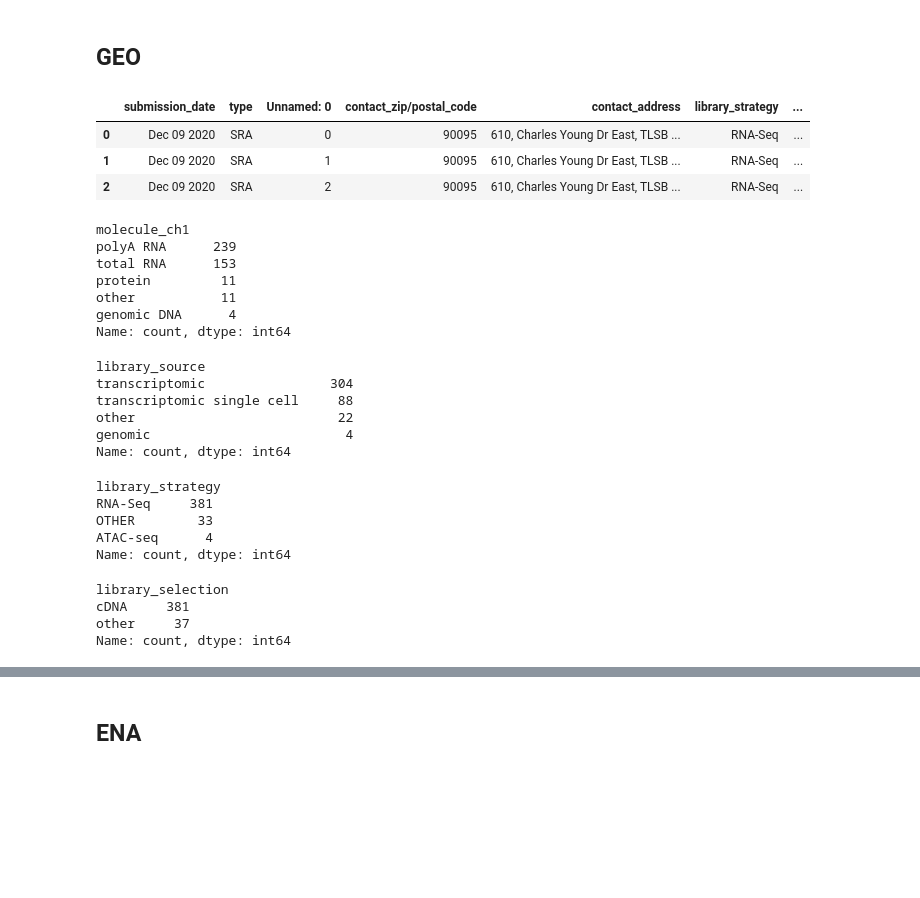
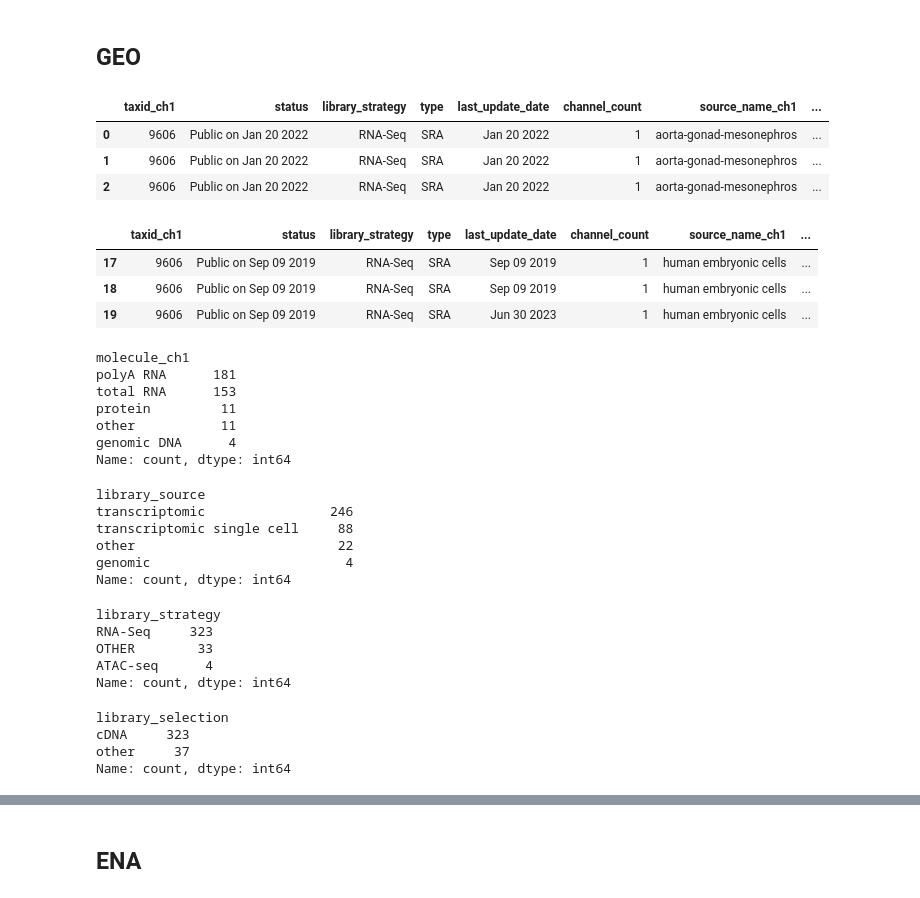
Before and after one commit to cellgeni/hdca_v2_reprocessing, a Jupyter notebook: 01_collect_sample_metadata.ipynb, the cells around one changed output, grey strips where cells are left out. Saved outputs shown, nothing was run; the diff lists cells and outputs as text; code cells hidden in the pictures; blank space fills up the shorter version.

```diff
--- a/01_collect_sample_metadata.ipynb
+++ b/01_collect_sample_metadata.ipynb
@@ -337,31 +337,49 @@ pd.crosstab(ega.LIBRARY_TYPE,ega.dataset_acc)
 # %%
 f = datasets.accession.str.startswith('GSE')
 dss = []
 for a in datasets.accession[f]:
-    d = pd.read_csv("datasets_metadata/"+a+".csv")
+    d = pd.read_csv("datasets_metadata/"+a+".csv",index_col=0)
     d['dataset_acc'] = a
     # hooks for non-usual datasets
     if a == 'GSE162950':
         d = d[~d['title'].str.startswith('Spatial_transcriptomics')]
         d = d[~d['title'].str.startswith('EB-')] # looks like cell line
+    if a == 'GSE245310':
+        # here different lanes were submitted as individual samples
+        # I'll merge them and rename
+        d['title'] = d.title.str.extract('(GW\d+(?:_sample\d+)?)')[0].str.replace('_sample','-')
+        d['geo_accession'] = a + '_' + d['title']
+        d[['sample_id','geo_accession']].to_csv('datasets_metadata/'+a+"lane_to_sample.csv")
+        del d['relation']
+        del d['sample_id']
+        d = d.drop_duplicates()
+    if a == 'GSE135202':
+        d = d[d.title.str.endswith('_10x')] # remove STRT-Seq
 
     dss.append(d)
 
 
 common_cols = list(set.intersection(*(set(df.columns) for df in dss)))
 
 geo = pd.concat([df[common_cols] for df in dss], ignore_index=True)
 geo[:3]
 # %% [output]
-|  | submission_date | type | Unnamed: 0 | contact_zip/postal_code | contact_address | library_strategy | ... |
-| 0 | Dec 09 2020 | SRA | 0 | 90095 | 610, Charles Young Dr East, TLSB ... | RNA-Seq | ... |
-| 1 | Dec 09 2020 | SRA | 1 | 90095 | 610, Charles Young Dr East, TLSB ... | RNA-Seq | ... |
-| 2 | Dec 09 2020 | SRA | 2 | 90095 | 610, Charles Young Dr East, TLSB ... | RNA-Seq | ... |
+|  | taxid_ch1 | status | library_strategy | type | last_update_date | channel_count | source_name_ch1 | ... |
+| 0 | 9606 | Public on Jan 20 2022 | RNA-Seq | SRA | Jan 20 2022 | 1 | aorta-gonad-mesonephros | ... |
+| 1 | 9606 | Public on Jan 20 2022 | RNA-Seq | SRA | Jan 20 2022 | 1 | aorta-gonad-mesonephros | ... |
+| 2 | 9606 | Public on Jan 20 2022 | RNA-Seq | SRA | Jan 20 2022 | 1 | aorta-gonad-mesonephros | ... |
+# %%
+geo[geo.dataset_acc=='GSE135202']
+# %% [output]
+|  | taxid_ch1 | status | library_strategy | type | last_update_date | channel_count | source_name_ch1 | ... |
+| 17 | 9606 | Public on Sep 09 2019 | RNA-Seq | SRA | Sep 09 2019 | 1 | human embryonic cells | ... |
+| 18 | 9606 | Public on Sep 09 2019 | RNA-Seq | SRA | Sep 09 2019 | 1 | human embryonic cells | ... |
+| 19 | 9606 | Public on Sep 09 2019 | RNA-Seq | SRA | Jun 30 2023 | 1 | human embryonic cells | ... |
 # %%
 geo['molecule_ch1'].value_counts()
 # %% [output]
 molecule_ch1
-polyA RNA      239
+polyA RNA      181
 total RNA      153
 protein         11
 other           11
@@ -371,7 +389,7 @@ Name: count, dtype: int64
 geo['library_source'].value_counts()
 # %% [output]
 library_source
-transcriptomic                304
+transcriptomic                246
 transcriptomic single cell     88
 other                          22
 genomic                         4
@@ -380,7 +398,7 @@ Name: count, dtype: int64
 geo['library_strategy'].value_counts()
 # %% [output]
 library_strategy
-RNA-Seq     381
+RNA-Seq     323
 OTHER        33
 ATAC-seq      4
 Name: count, dtype: int64
@@ -388,7 +406,7 @@ Name: count, dtype: int64
 geo['library_selection'].value_counts()
 # %% [output]
 library_selection
-cDNA     381
+cDNA     323
 other     37
 Name: count, dtype: int64
 # %%
```
Also changed, not shown: parts of 28 cells of this notebook, 5 other files.
